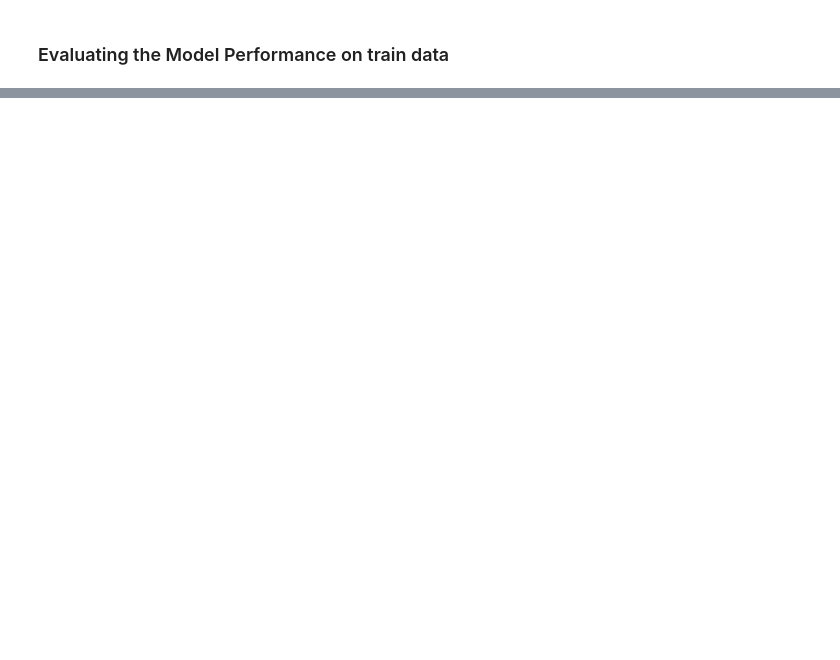
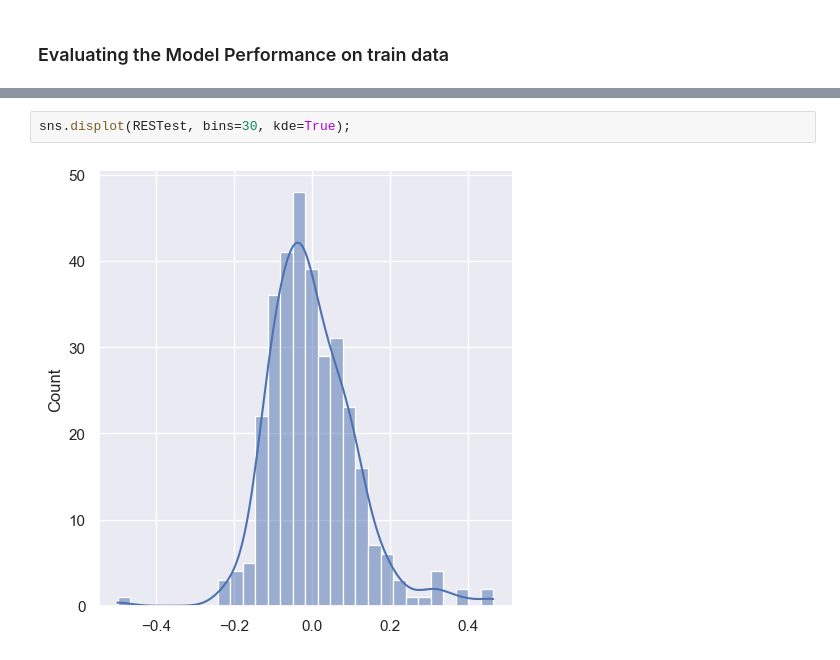
Before and after one commit to pooyanosk1382/ML, a Jupyter notebook: Assignment1/Real State/realState.ipynb, the cells around one changed output, grey strips where cells are left out. Drawn from its saved outputs; the diff is of its cells as text; blank space fills up the shorter version.

```diff
--- a/Assignment1/Real State/realState.ipynb
+++ b/Assignment1/Real State/realState.ipynb
@@ -522,0 +547,4 @@ sns.regplot(x="X2 house age", y="Y house price of unit area", data=file);
+# %%
+sns.displot(RESTest, bins=30, kde=True);
+# %% [output]
+[figure, added]
```
Also changed, not shown: parts of 11 cells of this notebook.
